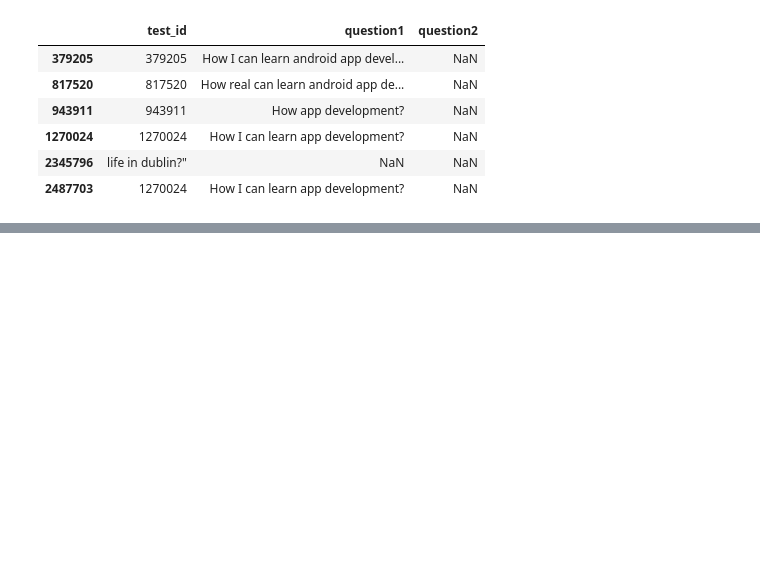
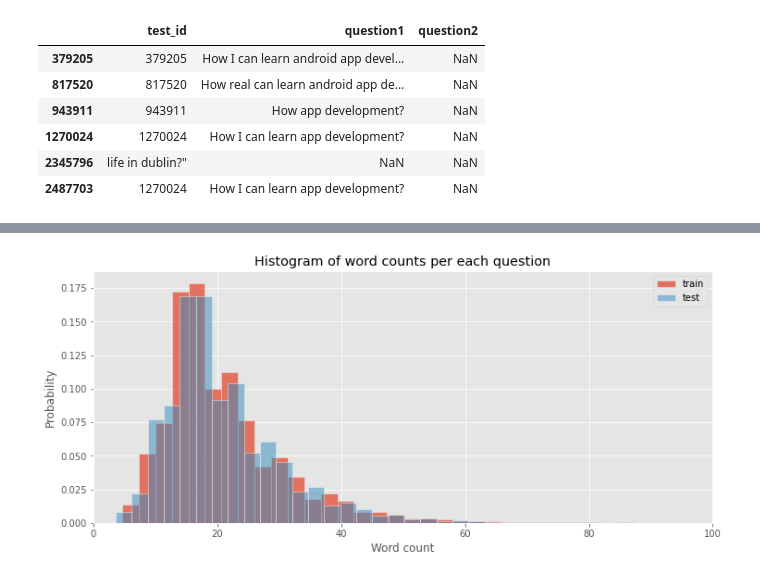
Before and after one commit to gha7all/DataScienceHub, a Jupyter notebook: week-4/quera_qp/pq.ipynb, the cells around one changed output, grey strips where cells are left out. Saved outputs shown, nothing was run; the diff lists cells and outputs as text; code cells hidden in the pictures; blank space fills up the shorter version.

```diff
--- a/week-4/quera_qp/pq.ipynb
+++ b/week-4/quera_qp/pq.ipynb
@@ -7,6 +9,8 @@ from warnings import filterwarnings
 # %%
 filterwarnings(action='ignore')
 plt.style.use('ggplot')
+pal = sns.color_palette()
+matplotlib.rc('axes.formatter', useoffset=False)
 # %%
 train_df = pd.read_csv('dataset/train.csv')
 test_df = pd.read_csv('dataset/test.csv')
@@ -117,0 +125,21 @@ dist
+# %%
+# word count
+
+train_qs = pd.Series(train_df['question1'] + train_df['question2']).astype(str)
+test_qs = pd.Series(test_df['question1'] + test_df['question2']).astype(str)
+
+train_words_dist = train_qs.apply(lambda x: len(x.split(' ')))
+test_words_dist = test_qs.apply(lambda x: len(x.split(' ')))
+
+fig, ax = plt.subplots(figsize=(12, 5))
+sns.histplot(train_words_dist, bins=100, ax=ax,
+             color=pal[0], label='train', stat='probability')
+sns.histplot(test_words_dist, bins=100, ax=ax,
+             color=pal[1], label='test', alpha=0.5, stat='probability')
+plt.title('Histogram of word counts per each question')
+plt.xlabel('Word count')
+ax.set_xlim(0, 100)
+plt.legend()
+plt.show()
+# %% [output]
+[figure, added]
```
Also changed, not shown: parts of 11 cells of this notebook.
